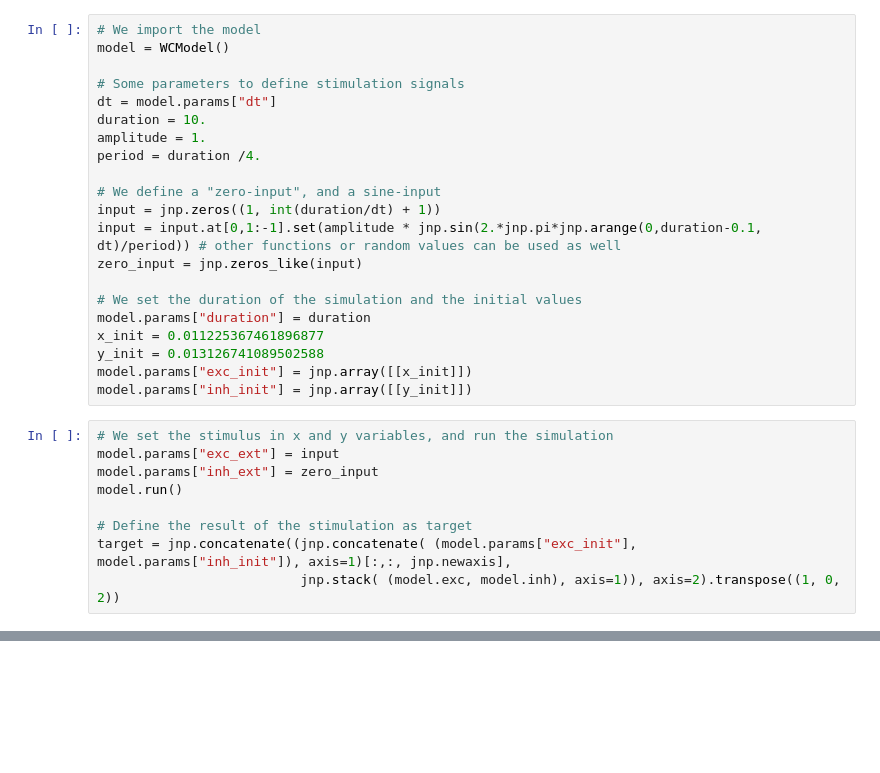
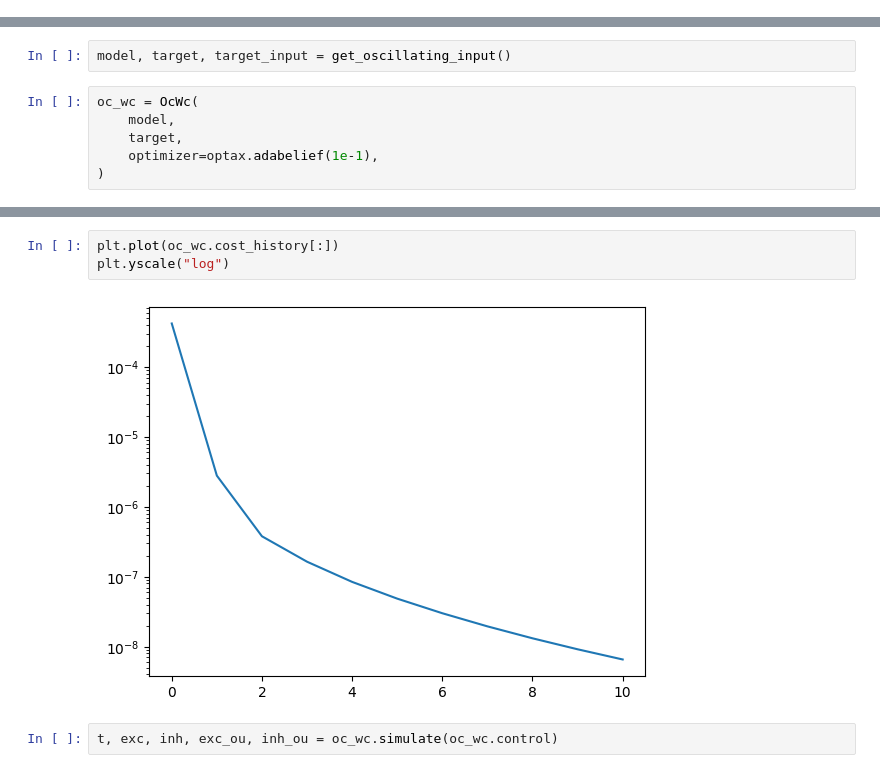
Before and after one commit to kaanka5312/neurolib, a Jupyter notebook: examples/example-5.5-oc-jax.ipynb, the cells around one changed output, grey strips where cells are left out. Drawn from its saved outputs; the diff is of its cells as text; blank space fills up the shorter version.

Commit message:
WC optimal control with jax Co-authored-by: Lena Salfenmoser lenasal@users.noreply.github.com

```diff
--- a/examples/example-5.5-oc-jax.ipynb
+++ b/examples/example-5.5-oc-jax.ipynb
@@ -35,30 +0,0 @@ Final cost : 2.8145833213130036
-# %%
-# We import the model
-model = WCModel()
-
-# Some parameters to define stimulation signals
-dt = model.params["dt"]
-duration = 10.
-amplitude = 1.
-period = duration /4.
-
-# We define a "zero-input", and a sine-input
-input = jnp.zeros((1, int(duration/dt) + 1))
-input = input.at[0,1:-1].set(amplitude * jnp.sin(2.*jnp.pi*jnp.arange(0,duration-0.1, dt)/period)) # other functions or random values can be used as well
-zero_input = jnp.zeros_like(input)
-
-# We set the duration of the simulation and the initial values
-model.params["duration"] = duration
-x_init = 0.011225367461896877
-y_init = 0.013126741089502588
-model.params["exc_init"] = jnp.array([[x_init]])
-model.params["inh_init"] = jnp.array([[y_init]])
-# %%
-# We set the stimulus in x and y variables, and run the simulation
-model.params["exc_ext"] = input
-model.params["inh_ext"] = zero_input
-model.run()
-
-# Define the result of the stimulation as target
-target = jnp.concatenate((jnp.concatenate( (model.params["exc_init"], model.params["inh_init"]), axis=1)[:,:, jnp.newaxis],
-                          jnp.stack( (model.exc, model.inh), axis=1)), axis=2).transpose((1, 0, 2))
@@ -87,0 +62,8 @@ state = jnp.concatenate((jnp.concatenate( (model.params["exc_init"], model.param
+# %%
+model, target, target_input = get_oscillating_input()
+# %%
+oc_wc = OcWc(
+    model,
+    target,
+    optimizer=optax.adabelief(1e-1),
+)
@@ -87,0 +88,7 @@ state = jnp.concatenate((jnp.concatenate( (model.params["exc_init"], model.param
+# %%
+plt.plot(oc_wc.cost_history[:])
+plt.yscale("log")
+# %% [output]
+[figure, added]
+# %%
+t, exc, inh, exc_ou, inh_ou = oc_wc.simulate(oc_wc.control)
```
Also changed, not shown: parts of 37 cells of this notebook, 1 other file.
